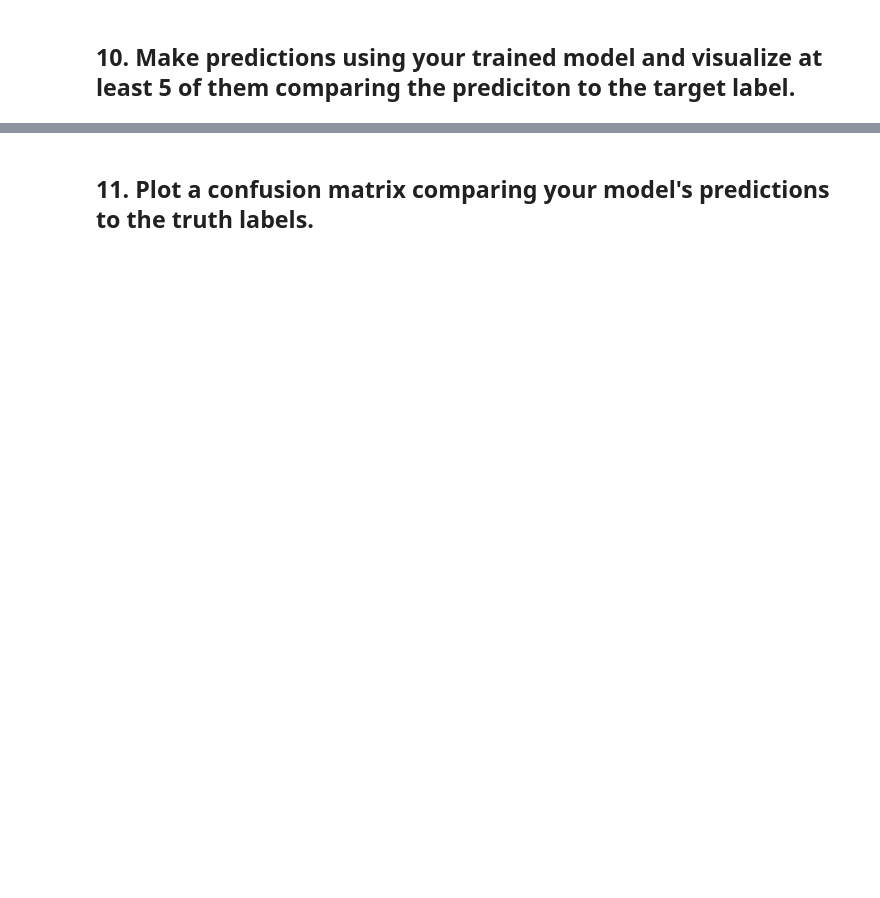
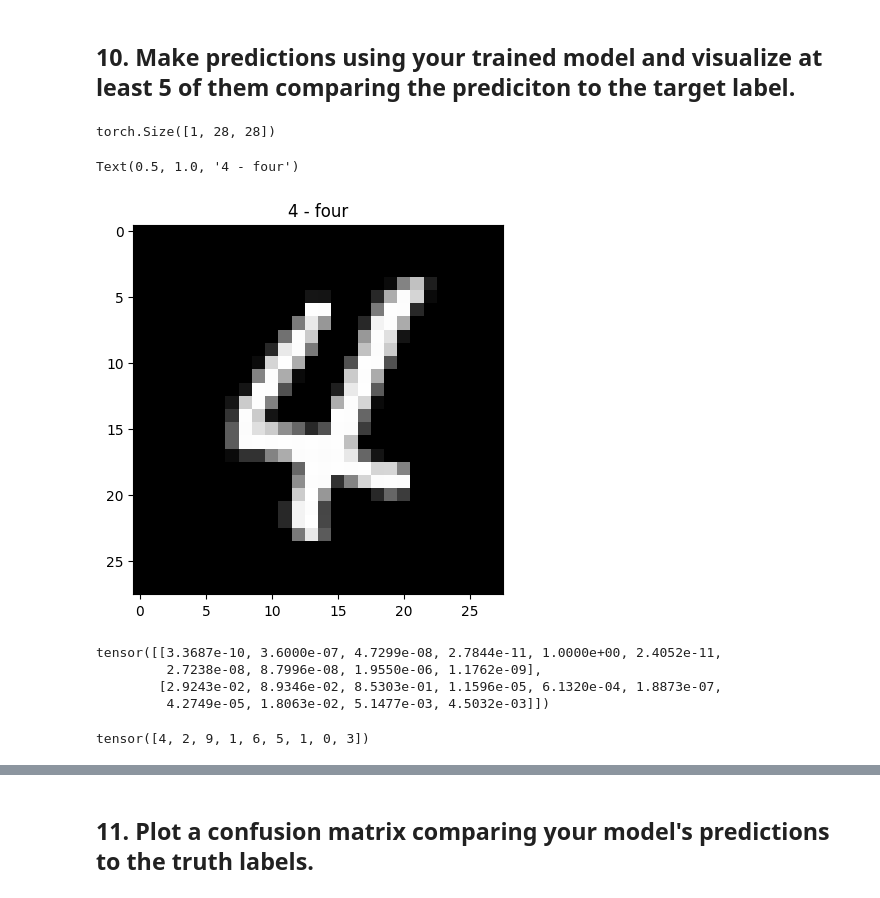
Before and after one commit to ErnCharles/ml_opne, a Jupyter notebook: extras/exercises/03_pytorch_computer_vision_exercises.ipynb, the cells around one changed output, grey strips where cells are left out. Drawn from its saved outputs; the diff is of its cells as text; code cells hidden in the pictures; blank space fills up the shorter version.

```diff
--- a/extras/exercises/03_pytorch_computer_vision_exercises.ipynb
+++ b/extras/exercises/03_pytorch_computer_vision_exercises.ipynb
@@ -79,0 +114,3 @@ for i in range(1, rows*cols+1):
+# %%
+print(train_data.class_to_idx)
+class_names = train_data.classes
@@ -85,0 +395,34 @@ for i in range(1, rows*cols+1):
+# %%
+import random
+#random.seed(42)
+
+test_samples = []
+test_labels = []
+
+for sample, label in random.sample(list(test_data), k=9):
+  test_samples.append(sample)
+  test_labels.append(label)
+
+test_samples[0].shape
+# %% [output]
+torch.Size([1, 28, 28])
+# %%
+plt.imshow(test_samples[0].squeeze(),cmap="gray")
+plt.title(class_names[test_labels[0]])
+# %% [output]
+Text(0.5, 1.0, '4 - four')
+[figure, added]
+# %%
+pred_probs = make_preds(model_0,
+                        data=test_samples)
+pred_probs[:2]
+# %% [output]
+tensor([[3.3687e-10, 3.6000e-07, 4.7299e-08, 2.7844e-11, 1.0000e+00, 2.4052e-11,
+         2.7238e-08, 8.7996e-08, 1.9550e-06, 1.1762e-09],
+        [2.9243e-02, 8.9346e-02, 8.5303e-01, 1.1596e-05, 6.1320e-04, 1.8873e-07,
+         4.2749e-05, 1.8063e-02, 5.1477e-03, 4.5032e-03]])
+# %%
+pred_classes = pred_probs.argmax(dim=1)
+pred_classes
+# %% [output]
+tensor([4, 2, 9, 1, 6, 5, 1, 0, 3])
```
Also changed, not shown: parts of 30 cells of this notebook.
